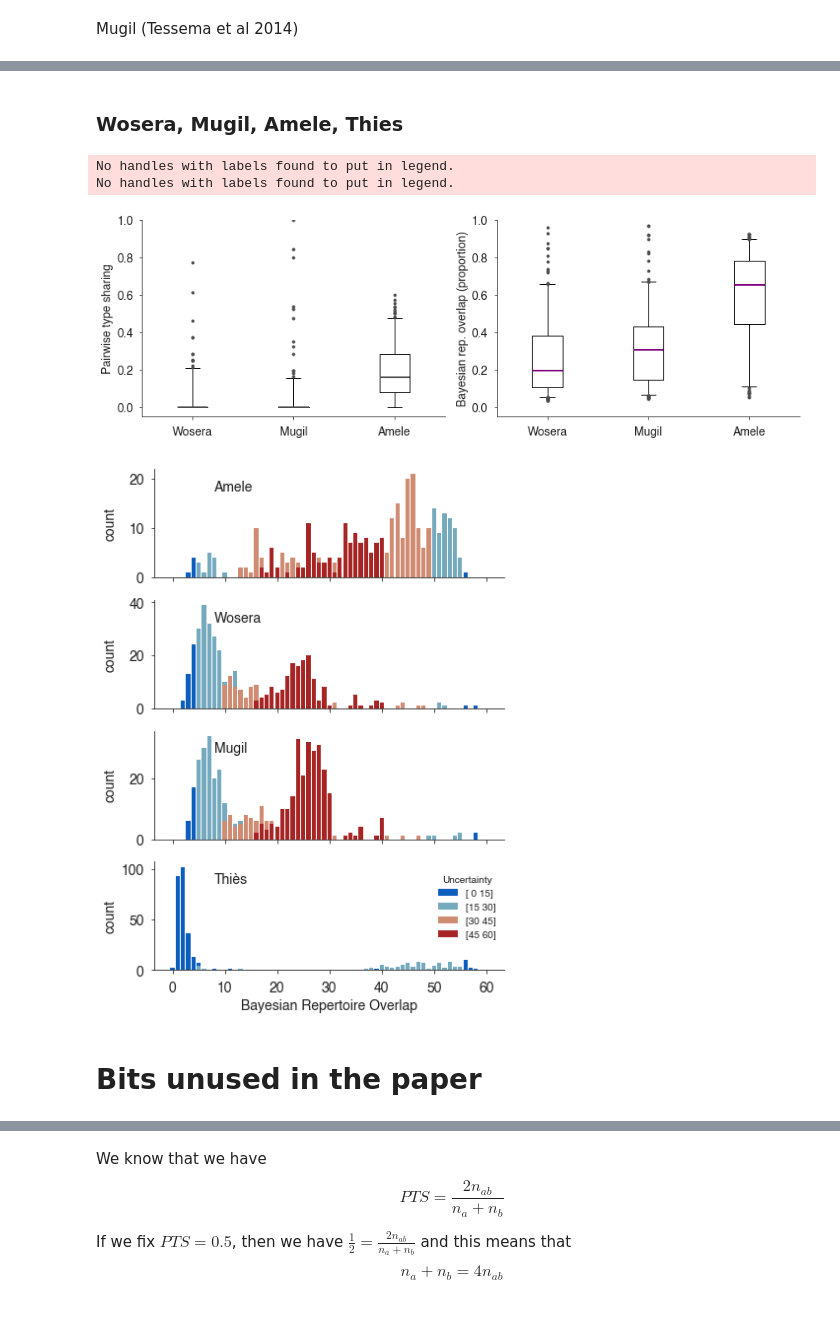
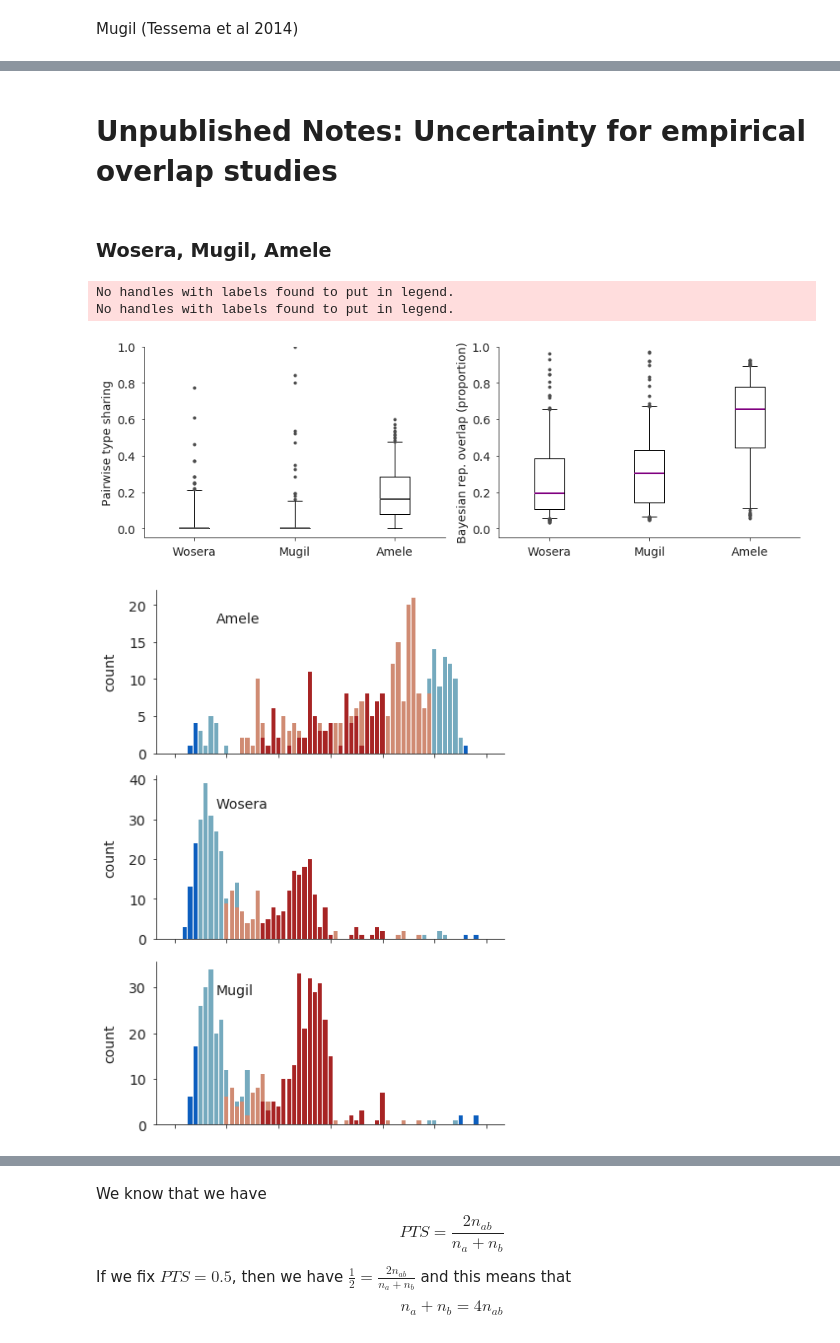
Before and after one commit to dblarremore/BayesianRepertoireOverlap, a Jupyter notebook: manuscriptCalculations.ipynb, the cells around one changed output, grey strips where cells are left out. Cells and saved outputs as stored; diff of their text form; code cells hidden in the pictures.

```diff
--- a/manuscriptCalculations.ipynb
+++ b/manuscriptCalculations.ipynb
@@ -128 +158,6 @@ def compute_all_estimates(pool=60):
+# %%
+def e_overlap_unequal(na,nb,nab,pool_a,pool_b):
+    # TODO. Code expects that pool_b > pool_a...
+    p_s = p_overlap_unequal(na,nb,nab,pool_a,pool_b)
+    return np.dot(np.arange(pool_a+1),p_s)
 # %% [markdown]
@@ -272,7 +317,7 @@ for idxa,na in enumerate(nas):
                alpha = 0.7,
               )
     ax.scatter(planted[idxa,:,:],pool*recovered_pts[idxa,:,:],
-               label='PTS',
+               label='S',
                c = [0.2,0.2,0.2],
                marker = 'x',
                s = 20,
@@ -288,5 +333,6 @@ for idxa,na in enumerate(nas):
     ax.xaxis.label.set_size(19)
     ax.text(1, 58, '{} samples'.format(na), fontsize=19,color=clr2[idxa])
     plt.tight_layout()
-plt.savefig('figures/fig3.pdf'.format(na))
+if isSaveFigures:
+    plt.savefig('figures/fig3.pdf'.format(na))
 # %% [output]
@@ -577,17 +624,0 @@ Bei et al PPAT 2018
-# %%
-dfThies = pd.read_csv('data/bei_ppat.csv')
-n = len(dfThies)-1
-na = np.array(dfThies.loc[n].apply(lambda x: 60 if x>60 else x)).astype(int)
-nab = dfThies.values.astype(int)
-dummy = []
-dummz = []
-dummp = []
-for a in np.arange(n):
-    for b in np.arange(a+1,n-1):
-        dummy.append(shat[na[a],na[b],nab[a,b]])
-        dummz.append(60*2*nab[a,b]/(na[a]+na[b]))
-        dummp.append(lenci(na[a],na[b],nab[a,b]))
-bro["thies"] = np.array(dummy)
-pts["thies"] = np.array(dummz)
-lci["thies"] = np.array(dummp)
-print("Mean samples per parasite: {:.1f}".format(np.mean(na[:n])))
@@ -634,7 +663,7 @@ bxs = [ax8,ax9]
 samples = ["ame","ari"]
 names = ["Amele", "Ariq. clones"]
 ds=2
-subs = [sax2,sax3]
+subs = [ax8,ax9]
 for ids,sample in enumerate(samples):
     ax = bxs[ids]
     df = pd.DataFrame(data={"bro":bro[sample], "unc":lci[sample]})
@@ -647,7 +676,7 @@ for ids,sample in enumerate(samples):
         finalize(ax,ignoreLegend=True)
     else:
         finalize(ax,ignoreLegend=True)
-        leg = ax.legend(frameon=False,title="CI Width",
+        leg = ax.legend(frameon=False,title="CI Width (uncertainty)",
                         loc=[0.39,0.25],
                         fontsize=13)
         plt.setp(leg.get_title(),fontsize=13)
@@ -661,5 +690,6 @@ ax8.text(0.62*ax8.get_xlim()[1],0.05*(yscale[1]-yscale[0])+yscale[0],"{}".format
 ax9.text(0.31*ax9.get_xlim()[1],0.05*(yscale[1]-yscale[0])+yscale[0],"{}".format(names[1]),size=19)
 
 fig.tight_layout()
-plt.savefig('figures/fig5.pdf')
+if isSaveFigures:
+    plt.savefig('figures/fig5.pdf')
 # %% [output]
@@ -670,5 +812,7 @@ NameError: name 'sax2' is not defined
+# %% [markdown]
+# Unpublished Notes: Uncertainty for empirical overlap studies
 # %% [markdown]
-### Wosera, Mugil, Amele, Thies
+### Wosera, Mugil, Amele
 # %%
 sc = 60
 thr = [61,61,15]
@@ -693,44 +837,46 @@ for idx,ax in enumerate(axs):
 axs[0].set_ylabel('Pairwise type sharing')
 axs[1].set_ylabel('Bayesian rep. overlap (proportion)')
 plt.tight_layout()
-plt.savefig('figures/tessema2015remake.pdf')
+
+if isSaveFigures:
+    plt.savefig('figures/tessema2015remake.pdf')
 # %% [output]
 No handles with labels found to put in legend.
 No handles with labels found to put in legend.
-[figure, old version]
+[figure, new version]
 # %%
 clr3 = pal.cmocean.diverging.Balance_7.mpl_colors
 clr3[3] = clr3[4]
 clr3[4] = clr3[5]
 bands = np.arange(0,46,15)
 bands = np.transpose(np.array([bands,bands+15]))
 # samples = ["ari","ari2","brazil","ame","kilifi","thies"]
 # names = ["Ariquemes clones", "Ariquemes isolates", "Brazil", "Amele", "Kilifi","Thies"]
-samples = ["amele_tessema","wosera","mugil","thies"]
-names = ["Amele", "Wosera","Mugil","Thiès"]
-fig,axs = plt.subplots(4,1,figsize=(6,8))
+samples = ["amele_tessema","wosera","mugil"]
+names = ["Amele", "Wosera","Mugil"]
+fig,axs = plt.subplots(3,1,figsize=(6,8))
 for ids,sample in enumerate(samples):
     ax = axs[ids]
     df = pd.DataFrame(data={"bro":bro[sample], "unc":lci[sample]})
     binz = np.arange(0,61)
     for idx,b in enumerate(bands):
         h = np.histogram(df.loc[(df["unc"]>b[0]) & (df["unc"]<=b[1]),"bro"].values,bins=(np.arange(0,62)-0.5))[0]
         ax.bar(binz,h,color=clr3[idx+1],label=str(b))
 #         ax.bar(binz,h,color=clr[2],label=str(b))
     yscale = ax.get_ylim()
     ax.text(8,0.8*yscale[1],"{}".format(names[ids]),size=14)
     if ids!=3:
         finalize(ax,ignoreLegend=True)
         ax.set_xticklabels([])
         ax.set_ylabel('count',labelpad=12)
     else:
         finalize(ax,ignoreLegend=True)
         leg = ax.legend(frameon=False,title="Uncertainty",loc=[0.8,0.25])
         ax.set_xlabel("Bayesian Repertoire Overlap")
         ax.set_ylabel('count')
 plt.tight_layout()
-plt.savefig('figures/uncertainty_barcharts.pdf'.format(sample))
+
+if isSaveFigures:
+    plt.savefig('figures/uncertainty_barcharts.pdf'.format(sample))
 # %% [output]
-[figure, old version]
+[figure, new version]
-# %% [markdown]
-# Bits unused in the paper
```
Also changed, not shown: parts of 40 cells of this notebook, 4 other files.
